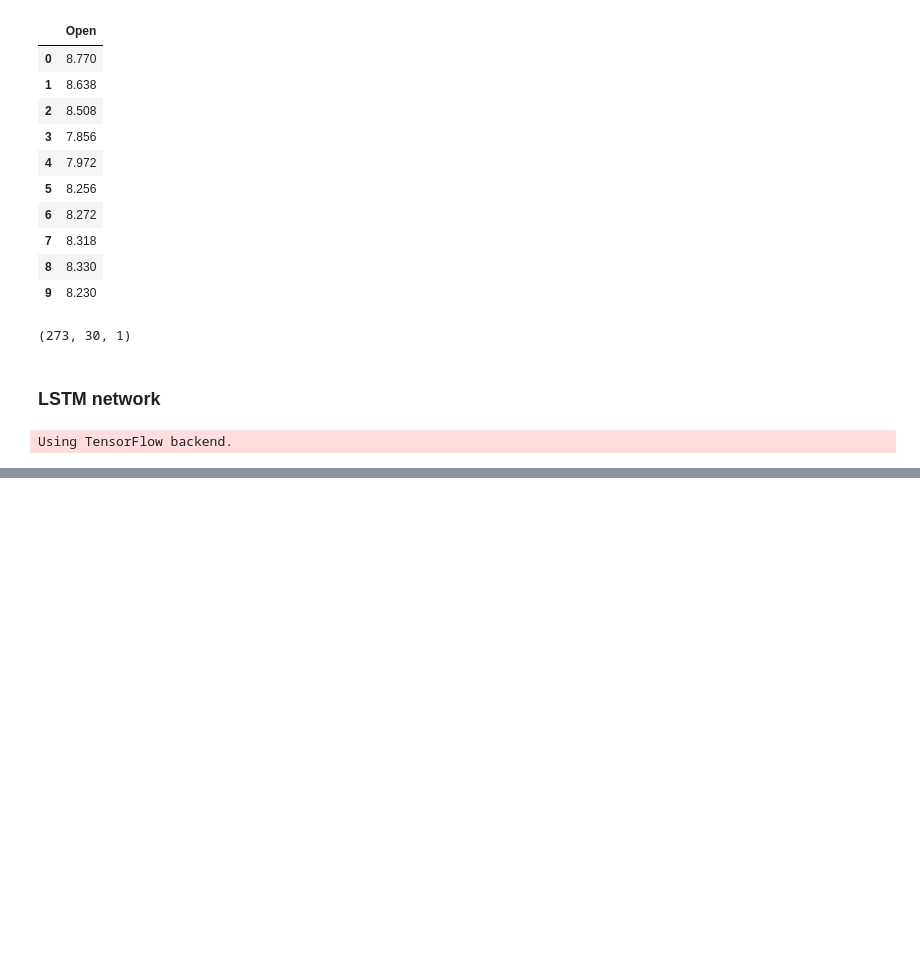
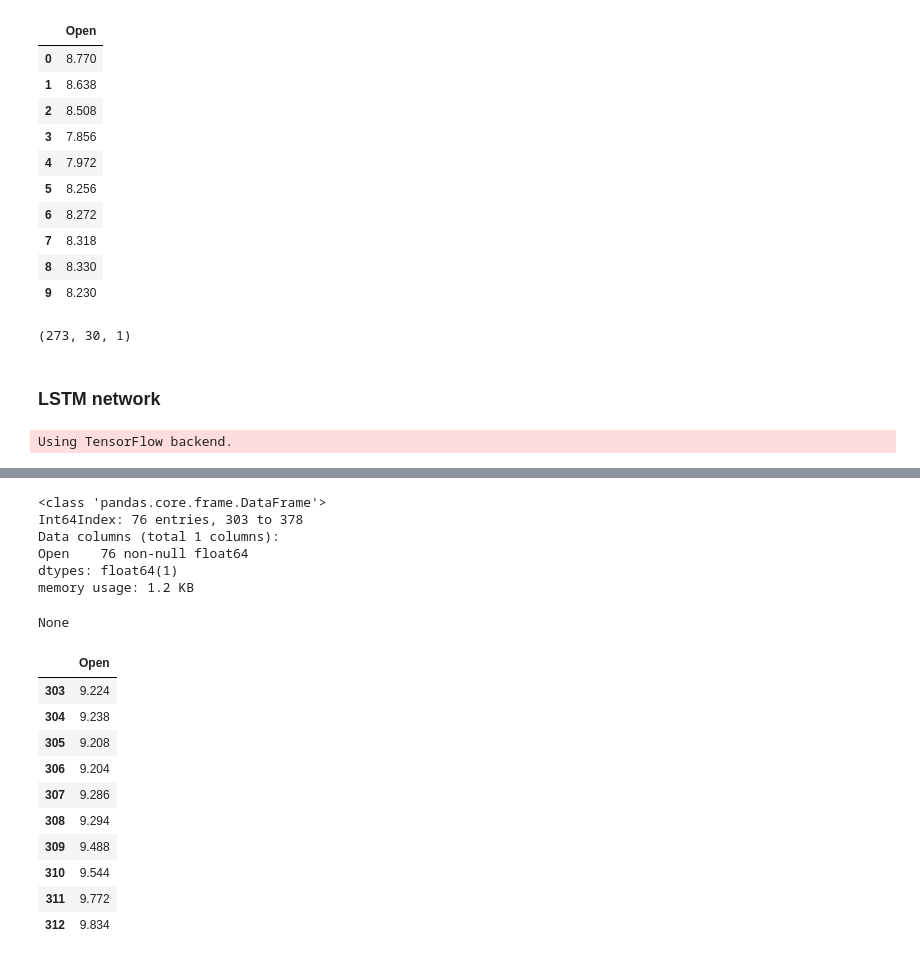
Before and after one commit to mengwangk/dl-projects, a Jupyter notebook: lstm_s5.ipynb, the cells around one changed output, grey strips where cells are left out. Cells and saved outputs as stored; diff of their text form; code cells hidden in the pictures; blank space fills up the shorter version.

```diff
--- a/lstm_s5.ipynb
+++ b/lstm_s5.ipynb
@@ -290,0 +316,22 @@ NameError: name 'regressor' is not defined
+# %%
+display(test_set.info())
+display(test_set.head(10))
+# %% [output]
+<class 'pandas.core.frame.DataFrame'>
+Int64Index: 76 entries, 303 to 378
+Data columns (total 1 columns):
+Open    76 non-null float64
+dtypes: float64(1)
+memory usage: 1.2 KB
+None
+|  | Open |
+| 303 | 9.224 |
+| 304 | 9.238 |
+| 305 | 9.208 |
+| 306 | 9.204 |
+| 307 | 9.286 |
+| 308 | 9.294 |
+| 309 | 9.488 |
+| 310 | 9.544 |
+| 311 | 9.772 |
+| 312 | 9.834 |
```
Also changed, not shown: parts of 11 cells of this notebook.
